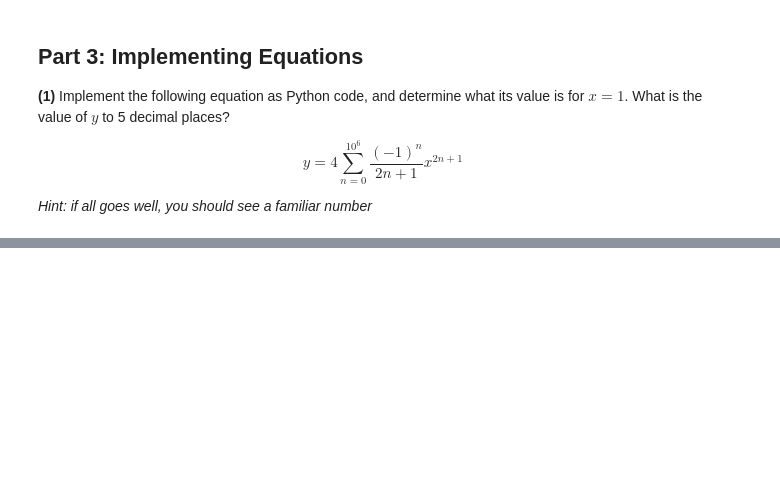
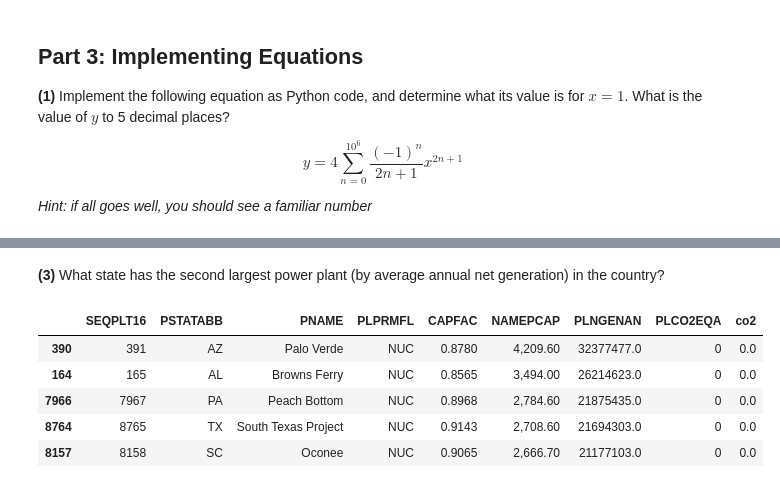
Before and after one commit to nickeubank/MIDS_Python_Knowledge_Assessment, a Jupyter notebook: SOLUTIONS_MIDS_Python_Knowledge_Assessment.ipynb, the cells around one changed output, grey strips where cells are left out. Saved outputs shown, nothing was run; the diff lists cells and outputs as text; code cells hidden in the pictures; blank space fills up the shorter version.

```diff
--- a/SOLUTIONS_MIDS_Python_Knowledge_Assessment.ipynb
+++ b/SOLUTIONS_MIDS_Python_Knowledge_Assessment.ipynb
@@ -205,0 +181,12 @@ There also are a couple of "gotchas" to watch out for with this dataset:
+# %% [markdown]
+**(3)** What state has the second largest power plant (by average annual net generation) in the country?
+# %%
+egrid = egrid.sort_values('PLNGENAN', ascending=False)
+egrid.head()
+# %% [output]
+|  | SEQPLT16 | PSTATABB | PNAME | PLPRMFL | CAPFAC | NAMEPCAP | PLNGENAN | PLCO2EQA | co2 |
+| 390 | 391 | AZ | Palo Verde | NUC | 0.8780 | 4,209.60 | 32377477.0 | 0 | 0.0 |
+| 164 | 165 | AL | Browns Ferry | NUC | 0.8565 | 3,494.00 | 26214623.0 | 0 | 0.0 |
+| 7966 | 7967 | PA | Peach Bottom | NUC | 0.8968 | 2,784.60 | 21875435.0 | 0 | 0.0 |
+| 8764 | 8765 | TX | South Texas Project | NUC | 0.9143 | 2,708.60 | 21694303.0 | 0 | 0.0 |
+| 8157 | 8158 | SC | Oconee | NUC | 0.9065 | 2,666.70 | 21177103.0 | 0 | 0.0 |
```
Also changed, not shown: parts of 37 cells of this notebook, 2 other files.
